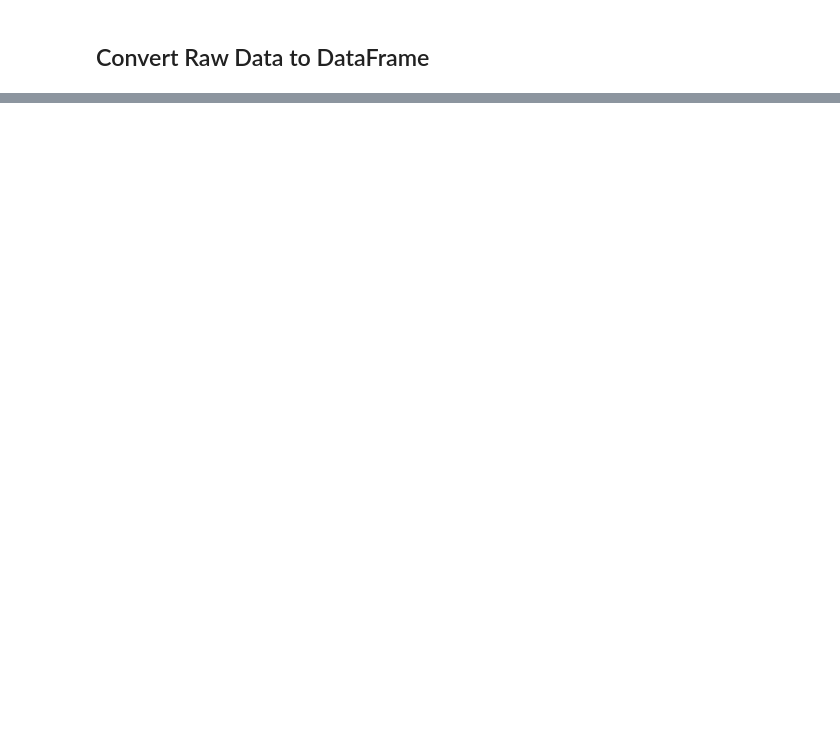
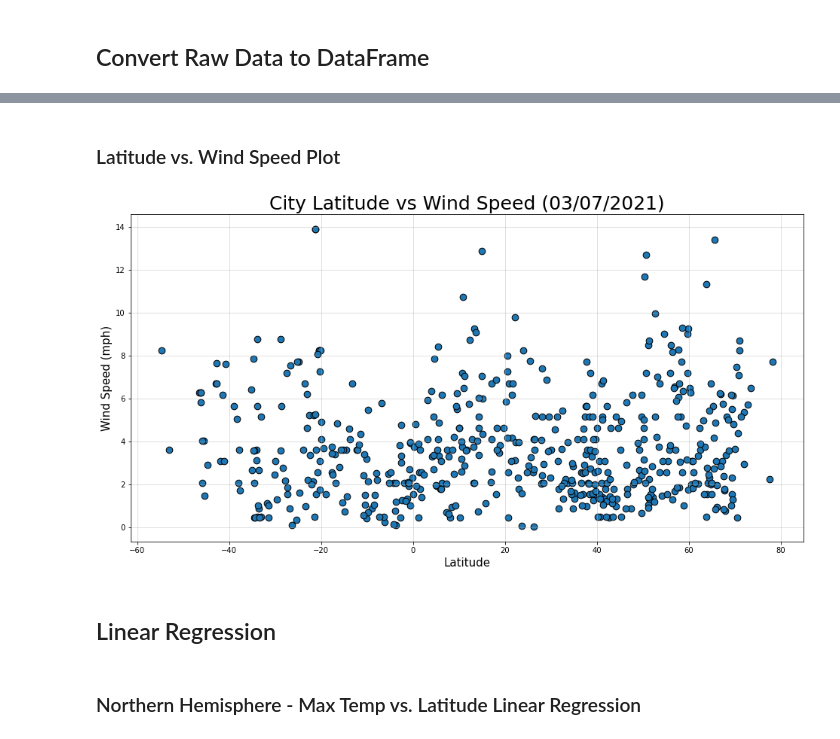
Before and after one commit to naydeenmonzon/python-api-challenge, a Jupyter notebook: WeatherPy/WeatherPy.ipynb, the cells around one changed output, grey strips where cells are left out. Cells and saved outputs as stored; diff of their text form; code cells hidden in the pictures; blank space fills up the shorter version.

```diff
--- a/WeatherPy/WeatherPy.ipynb
+++ b/WeatherPy/WeatherPy.ipynb
@@ -190,0 +276,18 @@ for city in cities:
+# %% [markdown]
+### Latitude vs. Wind Speed Plot
+# %%
+x_values = weather_data['Lat']
+y_values = weather_data['Wind Speed']
+plt.figure(figsize=(16,8))
+plt.scatter(x_values,y_values, edgecolors='black', s=75)
+plt.xlabel('Latitude', size=15)
+plt.ylabel('Wind Speed (mph)', size=15)
+plt.title('City Latitude vs Wind Speed (03/07/2021)', size=25)
+plt.grid(b=True, alpha=.5)
+plt.show()
+# %% [output]
+[figure, added]
+# %% [markdown]
+## Linear Regression
+# %% [markdown]
+### Northern Hemisphere - Max Temp vs. Latitude Linear Regression
```
Also changed, not shown: parts of 46 cells of this notebook, 1 other file.
